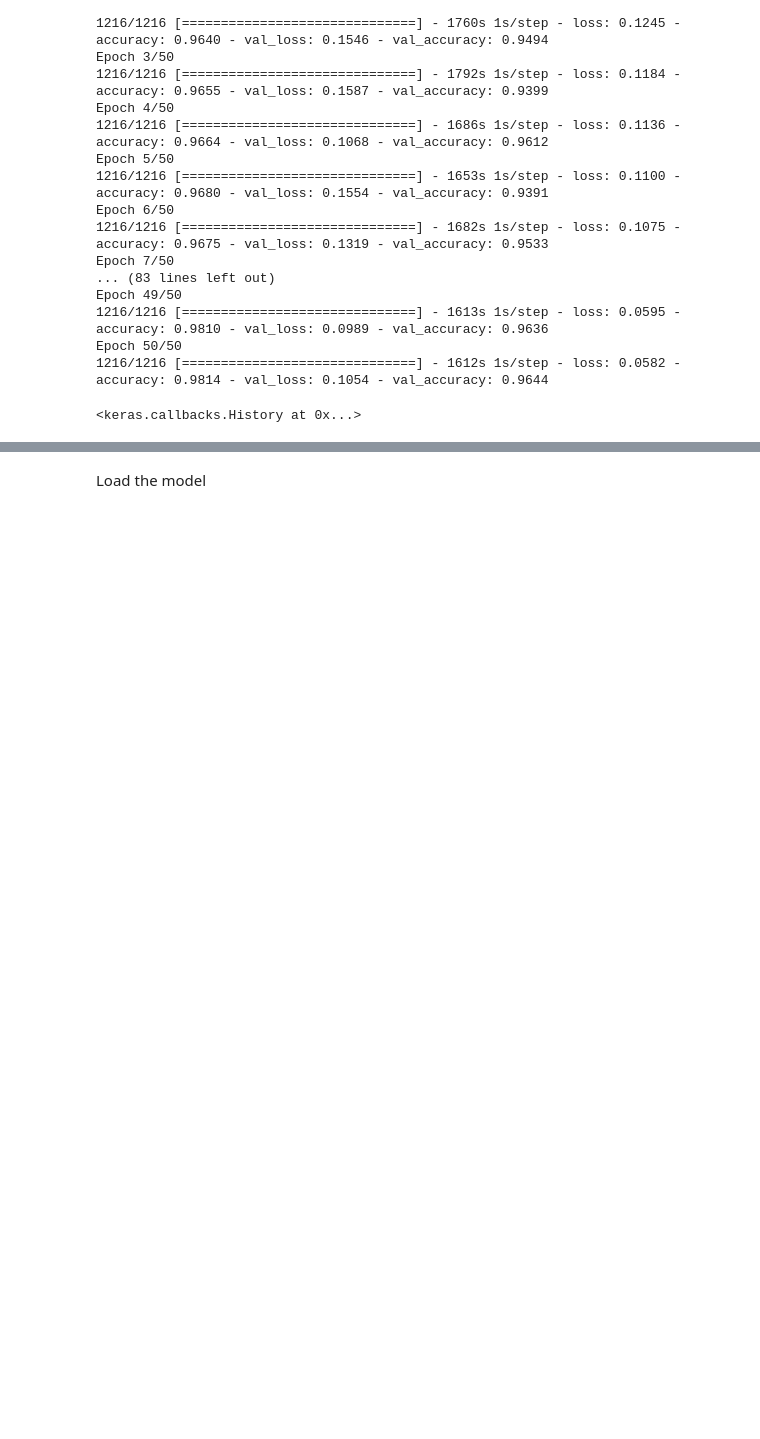
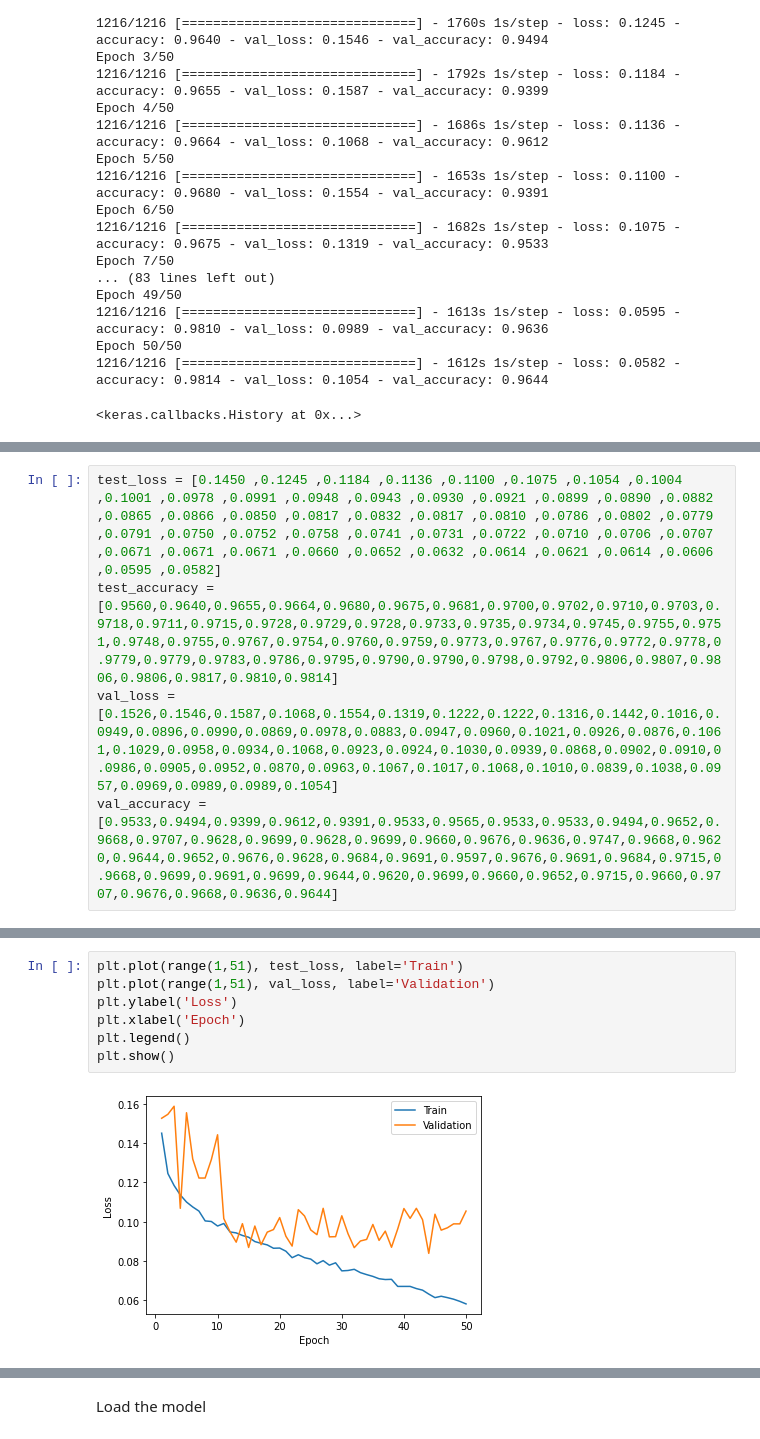
Before and after one commit to jjbuitrago/advanced_analytics, a Jupyter notebook: assingment_2/pools_classification.ipynb, the cells around one changed output, grey strips where cells are left out. Drawn from its saved outputs; the diff is of its cells as text; blank space fills up the shorter version.

```diff
--- a/assingment_2/pools_classification.ipynb
+++ b/assingment_2/pools_classification.ipynb
@@ -180,0 +180,5 @@ Epoch 50/50
+# %%
+test_loss = [0.1450 ,0.1245 ,0.1184 ,0.1136 ,0.1100 ,0.1075 ,0.1054 ,0.1004 ,0.1001 ,0.0978 ,0.0991 ,0.0948 ,0.0943 ,0.0930 ,0.0921 ,0.0899 ,0.0890 ,0.0882 ,0.0865 ,0.0866 ,0.0850 ,0.0817 ,0.0832 ,0.0817 ,0.0810 ,0.0786 ,0.0802 ,0.0779 ,0.0791 ,0.0750 ,0.0752 ,0.0758 ,0.0741 ,0.0731 ,0.0722 ,0.0710 ,0.0706 ,0.0707 ,0.0671 ,0.0671 ,0.0671 ,0.0660 ,0.0652 ,0.0632 ,0.0614 ,0.0621 ,0.0614 ,0.0606 ,0.0595 ,0.0582]
+test_accuracy = [0.9560,0.9640,0.9655,0.9664,0.9680,0.9675,0.9681,0.9700,0.9702,0.9710,0.9703,0.9718,0.9711,0.9715,0.9728,0.9729,0.9728,0.9733,0.9735,0.9734,0.9745,0.9755,0.9751,0.9748,0.9755,0.9767,0.9754,0.9760,0.9759,0.9773,0.9767,0.9776,0.9772,0.9778,0.9779,0.9779,0.9783,0.9786,0.9795,0.9790,0.9790,0.9798,0.9792,0.9806,0.9807,0.9806,0.9806,0.9817,0.9810,0.9814]
+val_loss = [0.1526,0.1546,0.1587,0.1068,0.1554,0.1319,0.1222,0.1222,0.1316,0.1442,0.1016,0.0949,0.0896,0.0990,0.0869,0.0978,0.0883,0.0947,0.0960,0.1021,0.0926,0.0876,0.1061,0.1029,0.0958,0.0934,0.1068,0.0923,0.0924,0.1030,0.0939,0.0868,0.0902,0.0910,0.0986,0.0905,0.0952,0.0870,0.0963,0.1067,0.1017,0.1068,0.1010,0.0839,0.1038,0.0957,0.0969,0.0989,0.0989,0.1054]
+val_accuracy = [0.9533,0.9494,0.9399,0.9612,0.9391,0.9533,0.9565,0.9533,0.9533,0.9494,0.9652,0.9668,0.9707,0.9628,0.9699,0.9628,0.9699,0.9660,0.9676,0.9636,0.9747,0.9668,0.9620,0.9644,0.9652,0.9676,0.9628,0.9684,0.9691,0.9597,0.9676,0.9691,0.9684,0.9715,0.9668,0.9699,0.9691,0.9699,0.9644,0.9620,0.9699,0.9660,0.9652,0.9715,0.9660,0.9707,0.9676,0.9668,0.9636,0.9644]
@@ -180,0 +192,9 @@ Epoch 50/50
+# %%
+plt.plot(range(1,51), test_loss, label='Train')
+plt.plot(range(1,51), val_loss, label='Validation')
+plt.ylabel('Loss')
+plt.xlabel('Epoch')
+plt.legend()
+plt.show()
+# %% [output]
+[figure, added]
```
Also changed, not shown: parts of 18 cells of this notebook, 1 other file.
